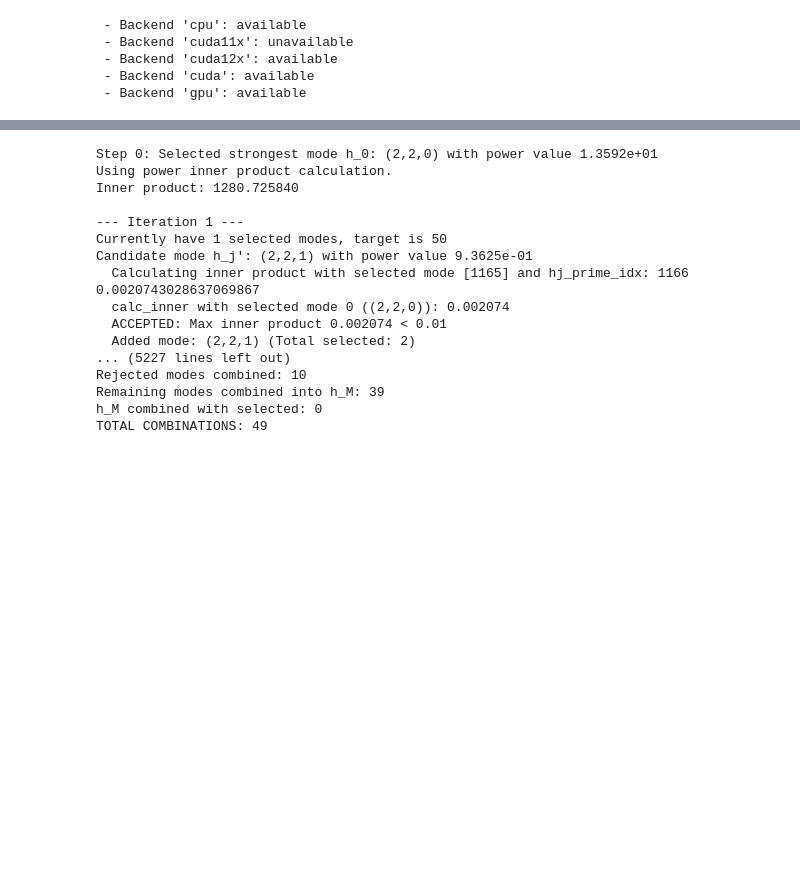
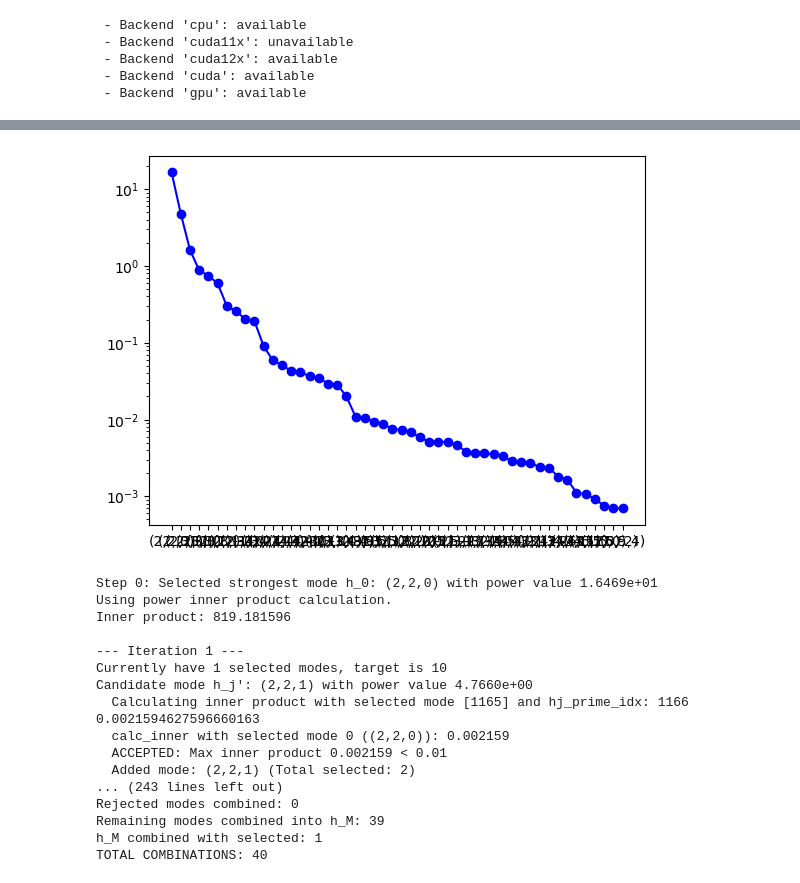
Before and after one commit to verasha/FEWNEW, a Jupyter notebook: work/modeselector_new.ipynb, the cells around one changed output, grey strips where cells are left out. Saved outputs shown, nothing was run; the diff lists cells and outputs as text; code cells hidden in the pictures; blank space fills up the shorter version.

```diff
--- a/work/modeselector_new.ipynb
+++ b/work/modeselector_new.ipynb
@@ -86,9 +87,9 @@ ylm_gen = GetYlms(include_minus_m=False, force_backend="cuda12x")
 
 m1_o = 1e6
 m2_o = 1e1
-a_o = 0.3
-p0_o = 12
-e0_o = 0.1
+a_o = 0.5
+p0_o = 9.5
+e0_o = 0.2
 xI_o = 1.0
 theta_o = np.pi/3  # polar viewing angle
 phi_o = np.pi/4  # azimuthal viewing angle
@@ -154,7 +155,7 @@ m0mask = amp.m_arr_no_mask != 0
 
 total_power = gwf.calc_power(teuk_modes, ylms, m0mask)
 total_power_cpu = total_power.get()
-M_mode = 100
+M_mode = 50
 mp = list(zip(mode_labels, total_power_cpu))
 # Sort by power and pick top M modes
 mp_sorted = sorted(mp, key=lambda x: x[1], reverse=True)[:M_mode]
@@ -163,22 +209,28 @@ mp_power = [x[1] for x in mp_sorted]
+# %%
+plt.plot(mp_modes, mp_power, marker='o', linestyle='-', color='b')
+plt.yscale('log')
+plt.show()
+# %% [output]
+[figure, added]
 # %%
 selected_modes, selected_indices, selected_labels, counts, final_ips = mode_selector.select_modes_power(
-    power_values=mp_power, mode_labels=mp_modes, original_mode_labels=mode_labels, M_sel=50, inner_threshold=0.01
+    power_values=mp_power, mode_labels=mp_modes, original_mode_labels=mode_labels, M_sel=10, inner_threshold=0.01
 )
 # %% [output]
-Step 0: Selected strongest mode h_0: (2,2,0) with power value 1.3592e+01
+Step 0: Selected strongest mode h_0: (2,2,0) with power value 1.6469e+01
 Using power inner product calculation.
-Inner product: 1280.725840
+Inner product: 819.181596
 
 --- Iteration 1 ---
-Currently have 1 selected modes, target is 50
-Candidate mode h_j': (2,2,1) with power value 9.3625e-01
+Currently have 1 selected modes, target is 10
+Candidate mode h_j': (2,2,1) with power value 4.7660e+00
   Calculating inner product with selected mode [1165] and hj_prime_idx: 1166
-0.0020743028637069867
-  calc_inner with selected mode 0 ((2,2,0)): 0.002074
-  ACCEPTED: Max inner product 0.002074 < 0.01
+0.0021594627596660163
+  calc_inner with selected mode 0 ((2,2,0)): 0.002159
+  ACCEPTED: Max inner product 0.002159 < 0.01
   Added mode: (2,2,1) (Total selected: 2)
-... (5227 lines left out)
-Rejected modes combined: 10
+... (243 lines left out)
+Rejected modes combined: 0
 Remaining modes combined into h_M: 39
-h_M combined with selected: 0
-TOTAL COMBINATIONS: 49
+h_M combined with selected: 1
+TOTAL COMBINATIONS: 40
```
Also changed, not shown: parts of 9 cells of this notebook, 28 other files.
